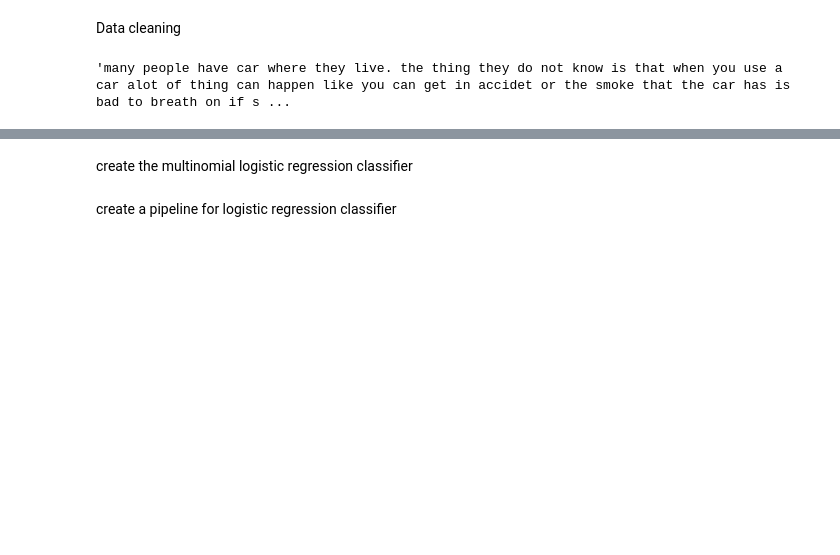
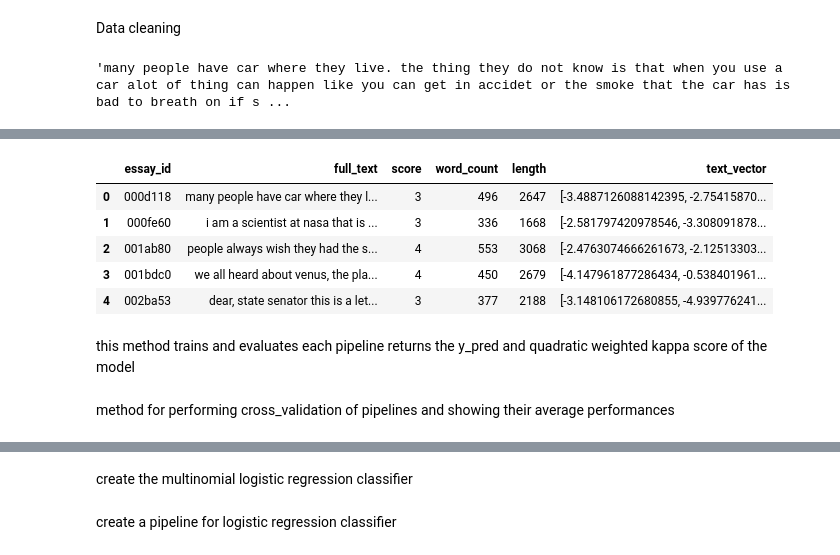
Before and after one commit to jojo-cornbread/COMP3608-project, a Jupyter notebook: aes-attempt.ipynb, the cells around one changed output, grey strips where cells are left out. Saved outputs shown, nothing was run; the diff lists cells and outputs as text; code cells hidden in the pictures; blank space fills up the shorter version.

```diff
--- a/aes-attempt.ipynb
+++ b/aes-attempt.ipynb
@@ -107 +135,27 @@ df_train.head()
+# %%
+word2vec_model = Word2Vec(df_train['full_text'],
+                          vector_size=100,
+                          min_count=1,
+                          window=5,
+                          )
+# %%
+def vectorize_text(text, word2vec_model):
+    text_vector = np.zeros(100)  # Initialize a vector of zeros (100-dimensional)
+    for word in text.split():  # Split text into words
+        if word in word2vec_model.wv:  # Check if word is in the vocabulary
+            text_vector += word2vec_model.wv[word]  # Add word vector to the text vector
+    return text_vector
+# %%
+# Apply the vectorize_text function to each text entry in train_df['full_text']
+df_train['text_vector'] = df_train['full_text'].apply(lambda x: vectorize_text(x, word2vec_model))
+df_test['text_vector'] = df_test['full_text'].apply(lambda x: vectorize_text(x, word2vec_model))
+# %%
+df_train.head()
+# %% [output]
+|  | essay_id | full_text | score | word_count | length | text_vector |
+| 0 | 000d118 | many people have car where they l... | 3 | 496 | 2647 | [-3.4887126088142395, -2.75415870... |
+| 1 | 000fe60 | i am a scientist at nasa that is ... | 3 | 336 | 1668 | [-2.581797420978546, -3.308091878... |
+| 2 | 001ab80 | people always wish they had the s... | 4 | 553 | 3068 | [-2.4763074666261673, -2.12513303... |
+| 3 | 001bdc0 | we all heard about venus, the pla... | 4 | 450 | 2679 | [-4.147961877286434, -0.538401961... |
+| 4 | 002ba53 | dear, state senator this is a let... | 3 | 377 | 2188 | [-3.148106172680855, -4.939776241... |
 # %%
@@ -117,0 +166,3 @@ y_true = df_sub['score']
+# %% [markdown]
+this method trains and evaluates each pipeline
+returns the y_pred and quadratic weighted kappa score of the model
@@ -117,0 +183,2 @@ y_true = df_sub['score']
+# %% [markdown]
+method for performing cross_validation of pipelines and showing their average performances
```
Also changed, not shown: parts of 55 cells of this notebook.
